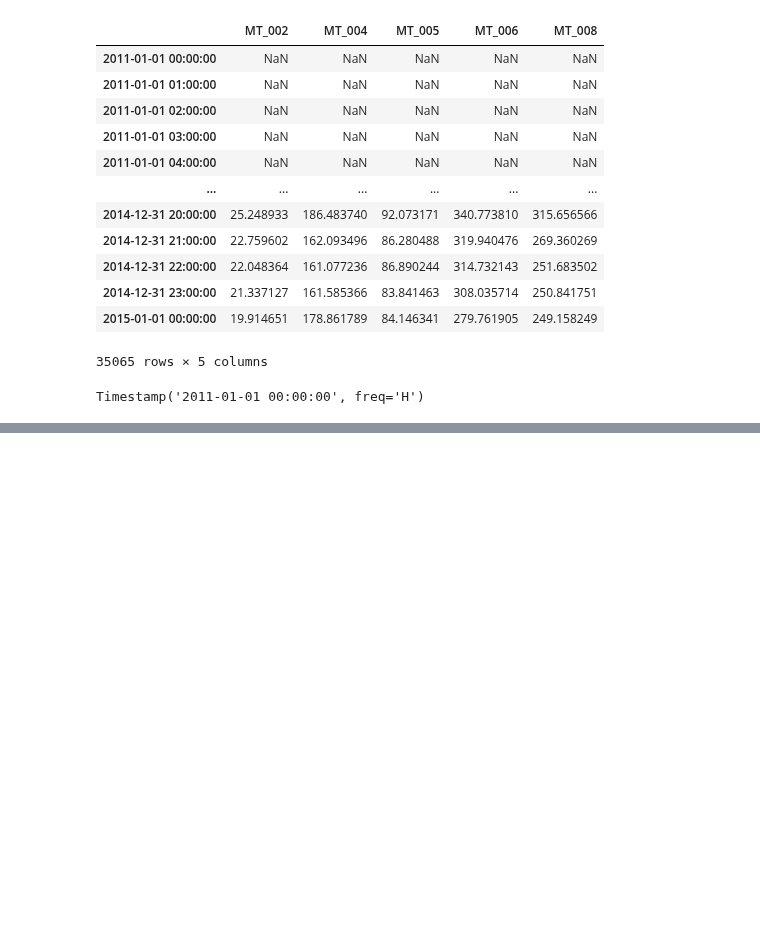
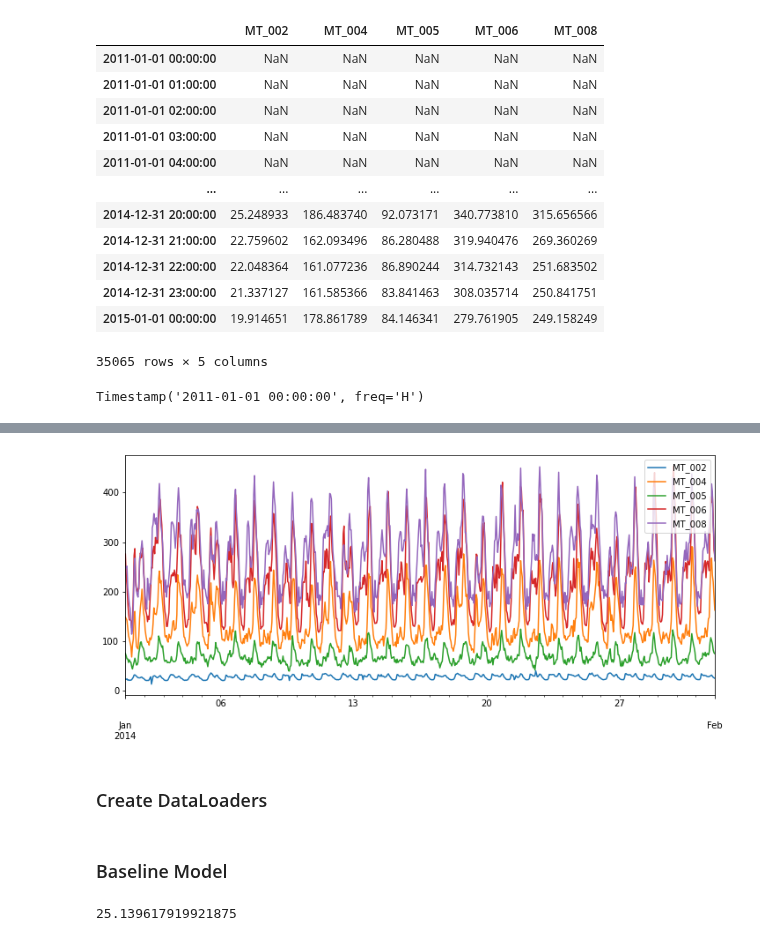
Before and after one commit to johnwslee/Data_Science_Libraries, a Jupyter notebook: PyTorch/temporal_fusion_transformer/Medium_energy_demand_forecasting.ipynb, the cells around one changed output, grey strips where cells are left out. Drawn from its saved outputs; the diff is of its cells as text; code cells hidden in the pictures; blank space fills up the shorter version.

Commit message:
Finished up to model evaluation

```diff
--- a/PyTorch/temporal_fusion_transformer/Medium_energy_demand_forecasting.ipynb
+++ b/PyTorch/temporal_fusion_transformer/Medium_energy_demand_forecasting.ipynb
@@ -136,0 +208,6 @@ for label in df:
+# %%
+df.loc['2014-01-01 00:00:00': '2014-02-01 00:00:00'].plot(figsize=(12, 5));
+# %% [output]
+[figure, added]
+# %% [markdown]
+### Create DataLoaders
@@ -136,0 +250,8 @@ for label in df:
+# %% [markdown]
+### Baseline Model
+# %%
+actuals = torch.cat([y for x, (y, weight) in iter(val_dataloader)])
+baseline_predictions = Baseline().predict(val_dataloader)
+(actuals - baseline_predictions).abs().mean().item()
+# %% [output]
+25.139617919921875
```
Also changed, not shown: parts of 29 cells of this notebook.
